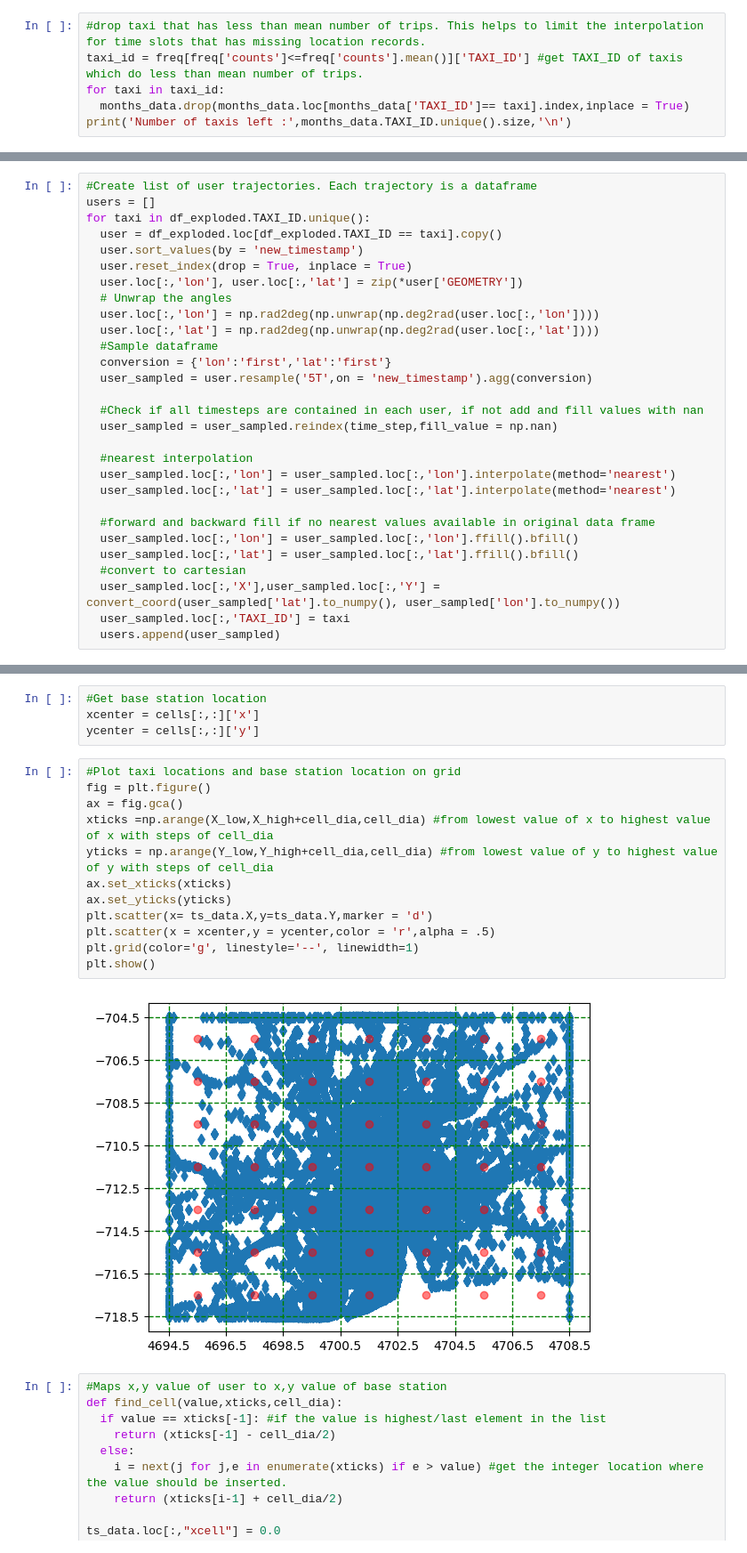
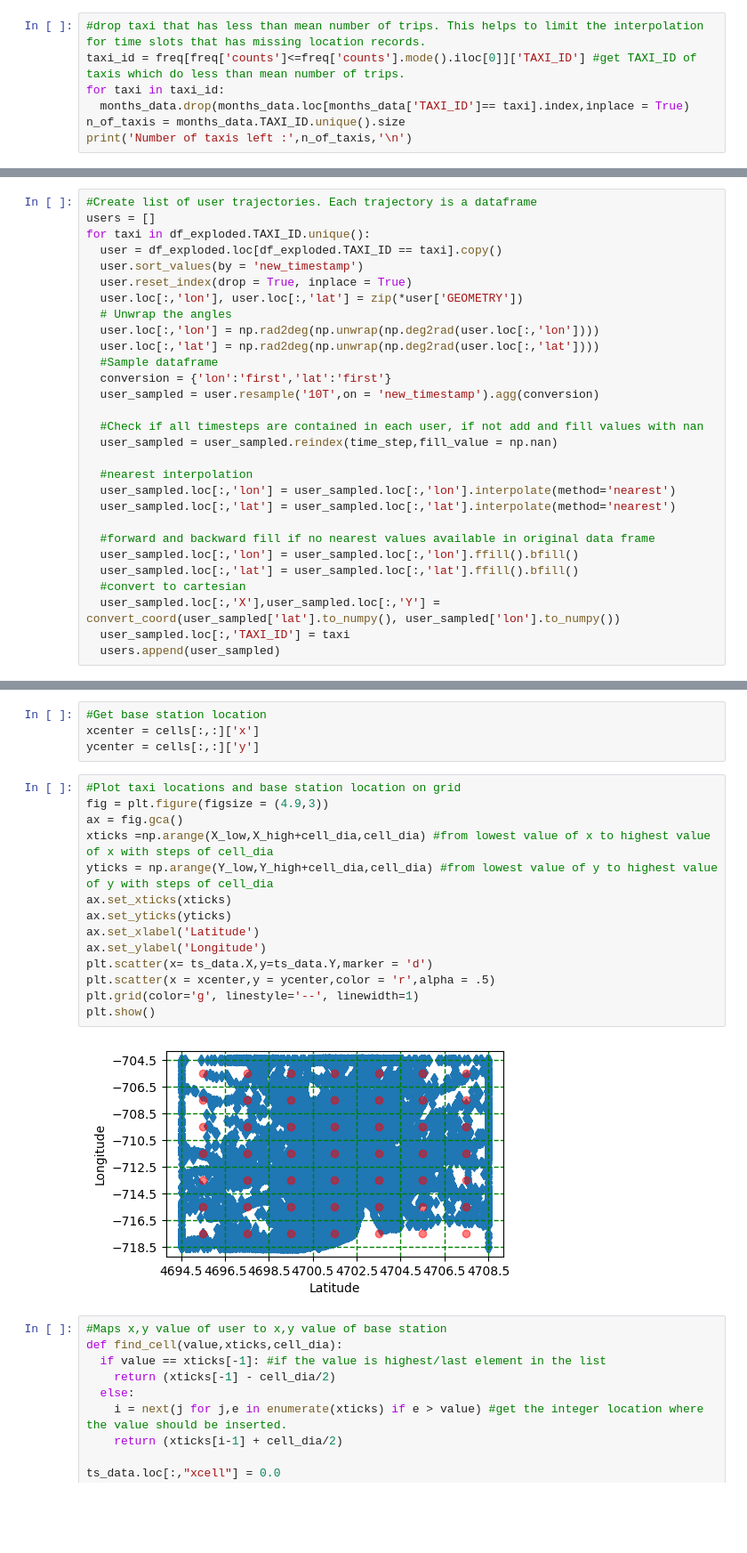
Before and after one commit to ndsi6382/Trajectory_Recovery, a Jupyter notebook: data/Porto Taxi/Porto_Taxi_Preprocessing.ipynb, the cells around one changed output, grey strips where cells are left out. Shown at 89% size. Drawn from its saved outputs; the diff is of its cells as text; blank space fills up the shorter version.

Commit message:
update porto taxi preprocessing

```diff
--- a/data/Porto Taxi/Porto_Taxi_Preprocessing.ipynb
+++ b/data/Porto Taxi/Porto_Taxi_Preprocessing.ipynb
@@ -137,10 +137,11 @@ Modes:
 Name: counts, dtype: int64
 # %%
 #drop taxi that has less than mean number of trips. This helps to limit the interpolation for time slots that has missing location records.
-taxi_id = freq[freq['counts']<=freq['counts'].mean()]['TAXI_ID'] #get TAXI_ID of taxis which do less than mean number of trips.
+taxi_id = freq[freq['counts']<=freq['counts'].mode().iloc[0]]['TAXI_ID'] #get TAXI_ID of taxis which do less than mean number of trips.
 for taxi in taxi_id:
   months_data.drop(months_data.loc[months_data['TAXI_ID']== taxi].index,inplace = True)
-print('Number of taxis left :',months_data.TAXI_ID.unique().size,'\n')
+n_of_taxis = months_data.TAXI_ID.unique().size
+print('Number of taxis left :',n_of_taxis,'\n')
 # %% [output]
 A value is trying to be set on a copy of a slice from a DataFrame
 
@@ -345,7 +346,7 @@ for taxi in df_exploded.TAXI_ID.unique():
   user.loc[:,'lat'] = np.rad2deg(np.unwrap(np.deg2rad(user.loc[:,'lat'])))
   #Sample dataframe
   conversion = {'lon':'first','lat':'first'}
-  user_sampled = user.resample('5T',on = 'new_timestamp').agg(conversion)
+  user_sampled = user.resample('10T',on = 'new_timestamp').agg(conversion)
 
   #Check if all timesteps are contained in each user, if not add and fill values with nan
   user_sampled = user_sampled.reindex(time_step,fill_value = np.nan)
@@ -456,18 +455,20 @@ xcenter = cells[:,:]['x']
 ycenter = cells[:,:]['y']
 # %%
 #Plot taxi locations and base station location on grid
-fig = plt.figure()
+fig = plt.figure(figsize = (4.9,3))
 ax = fig.gca()
 xticks =np.arange(X_low,X_high+cell_dia,cell_dia) #from lowest value of x to highest value of x with steps of cell_dia
 yticks = np.arange(Y_low,Y_high+cell_dia,cell_dia) #from lowest value of y to highest value of y with steps of cell_dia
 ax.set_xticks(xticks)
 ax.set_yticks(yticks)
+ax.set_xlabel('Latitude')
+ax.set_ylabel('Longitude')
 plt.scatter(x= ts_data.X,y=ts_data.Y,marker = 'd')
 plt.scatter(x = xcenter,y = ycenter,color = 'r',alpha = .5)
 plt.grid(color='g', linestyle='--', linewidth=1)
 plt.show()
 # %% [output]
-[figure, old version]
+[figure, new version]
 # %%
 #Maps x,y value of user to x,y value of base station
 def find_cell(value,xticks,cell_dia):
```
Also changed, not shown: parts of 16 cells of this notebook.
